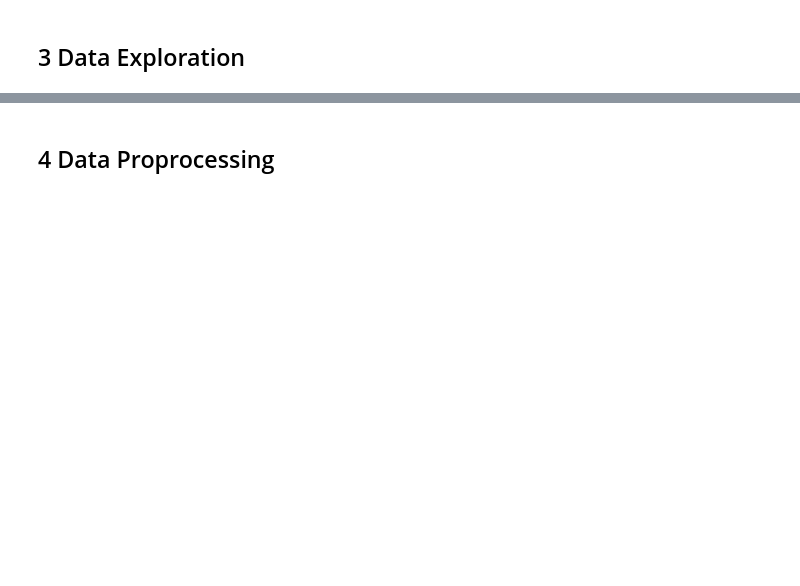
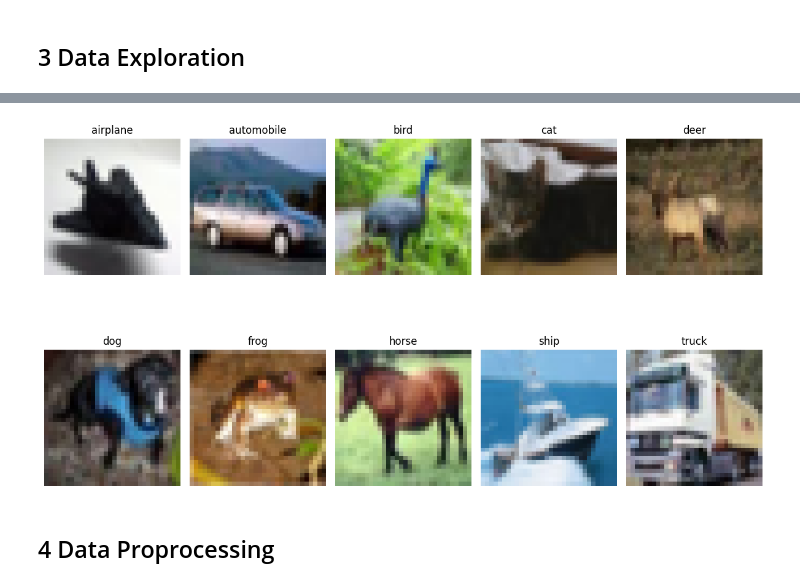
Before and after one commit to winsonchow/school-coursework, a Jupyter notebook: cifar10_image_classification/cifar10-image-classification.ipynb, the cells around one changed output, grey strips where cells are left out. Saved outputs shown, nothing was run; the diff lists cells and outputs as text; code cells hidden in the pictures; blank space fills up the shorter version.

```diff
--- a/cifar10_image_classification/cifar10-image-classification.ipynb
+++ b/cifar10_image_classification/cifar10-image-classification.ipynb
@@ -57,2 +150,24 @@ Ultimately, the measure of success for this project should encompass a combinati
+# %%
+# Create a dictionary to store one image from each class
+one_image_per_class = {}
+
+# Loop through each class and find the first image belonging to that class
+for class_idx, class_label in enumerate(class_labels):
+    class_indices = np.where(train_labels == class_idx)[0]
+    image_index = class_indices[0]
+    one_image_per_class[class_label] = train_images[image_index]
+
+# Display one image from each class
+plt.figure(figsize=(12, 8))
+for i, (class_label, image) in enumerate(one_image_per_class.items(), start=1):
+    plt.subplot(2, 5, i)
+    plt.imshow(image)
+    plt.title(class_label)
+    plt.axis('off')
+
+plt.tight_layout()
+plt.show()
+# %% [output]
+[figure, added]
 # %% [markdown]
 ## 4 Data Proprocessing
```
Also changed, not shown: parts of 10 cells of this notebook.
